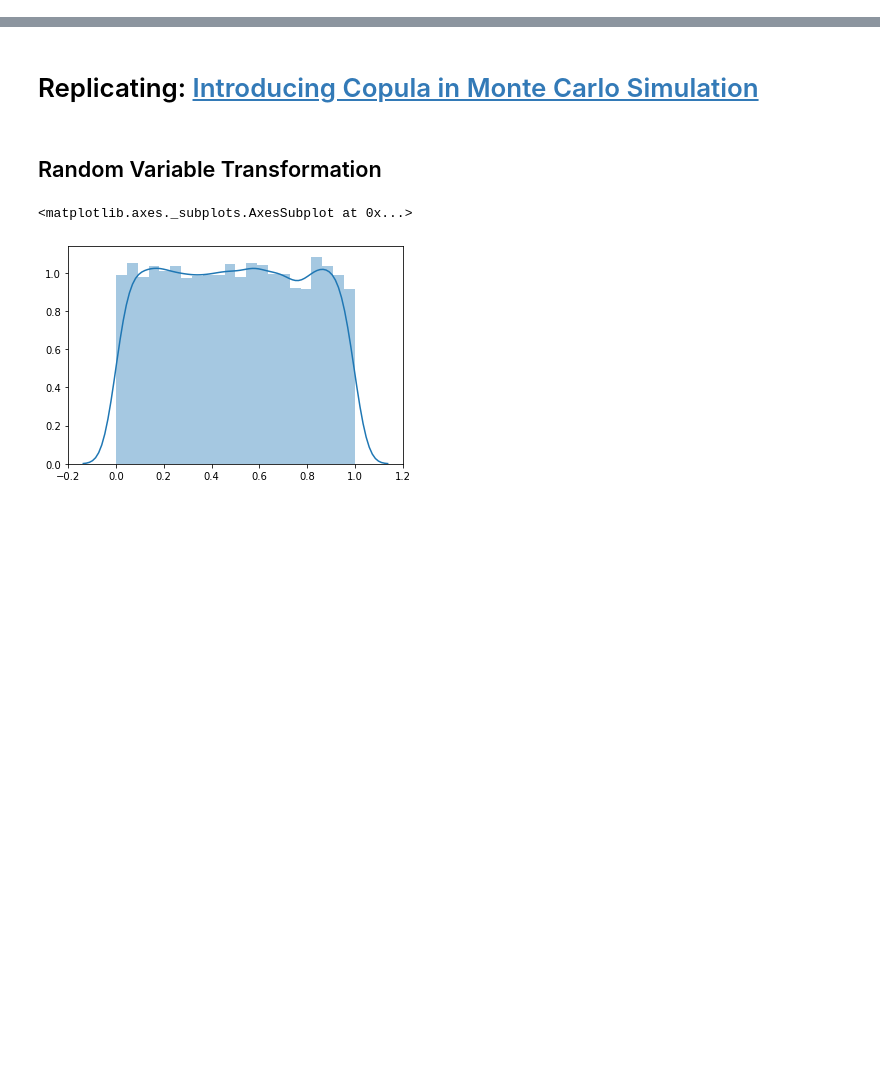
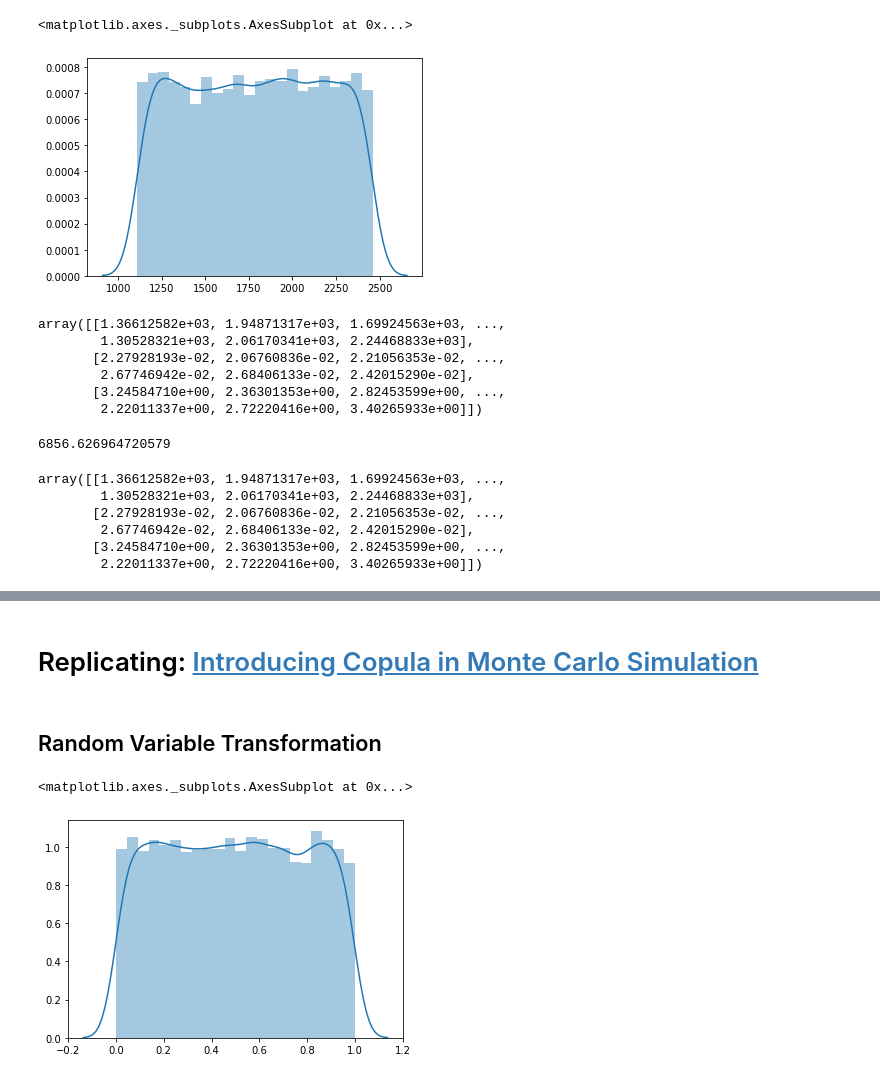
Before and after one commit to OpenSourceEconomics/econsa, a Jupyter notebook: copula-sampling.ipynb, the cells around one changed output, grey strips where cells are left out. Saved outputs shown, nothing was run; the diff lists cells and outputs as text; code cells hidden in the pictures; blank space fills up the shorter version.

```diff
--- a/copula-sampling.ipynb
+++ b/copula-sampling.ipynb
@@ -17,0 +87,14 @@ from econsa.morris import (
+# %%
+np.random.seed(seed)
+x_1 = stats.uniform(x_min_multiplier*x0_1,
+                    x_max_multiplier*x0_1).rvs(10000)
+x_2 = stats.uniform(x_min_multiplier*x0_2,
+                    x_max_multiplier*x0_2).rvs(10000)
+x_3 = stats.uniform(x_min_multiplier*x0_3,
+                    x_max_multiplier*x0_3).rvs(10000)
+# %%
+plt.clf()
+sns.distplot(x_1)
+# %% [output]
+<matplotlib.axes._subplots.AxesSubplot at 0x...>
+[figure, added]
@@ -17,0 +103,23 @@ from econsa.morris import (
+# %%
+x
+# %% [output]
+array([[1.36612582e+03, 1.94871317e+03, 1.69924563e+03, ...,
+        1.30528321e+03, 2.06170341e+03, 2.24468833e+03],
+       [2.27928193e-02, 2.06760836e-02, 2.21056353e-02, ...,
+        2.67746942e-02, 2.68406133e-02, 2.42015290e-02],
+       [3.24584710e+00, 2.36301353e+00, 2.82453599e+00, ...,
+        2.22011337e+00, 2.72220416e+00, 3.40265933e+00]])
+# %%
+y0 = eoq_harris(params, [x0_1, x0_2, x0_3])
+y0
+# %% [output]
+6856.626964720579
+# %%
+np.array(x)
+# %% [output]
+array([[1.36612582e+03, 1.94871317e+03, 1.69924563e+03, ...,
+        1.30528321e+03, 2.06170341e+03, 2.24468833e+03],
+       [2.27928193e-02, 2.06760836e-02, 2.21056353e-02, ...,
+        2.67746942e-02, 2.68406133e-02, 2.42015290e-02],
+       [3.24584710e+00, 2.36301353e+00, 2.82453599e+00, ...,
+        2.22011337e+00, 2.72220416e+00, 3.40265933e+00]])
```
Also changed, not shown: parts of 21 cells of this notebook, 1 other file.
